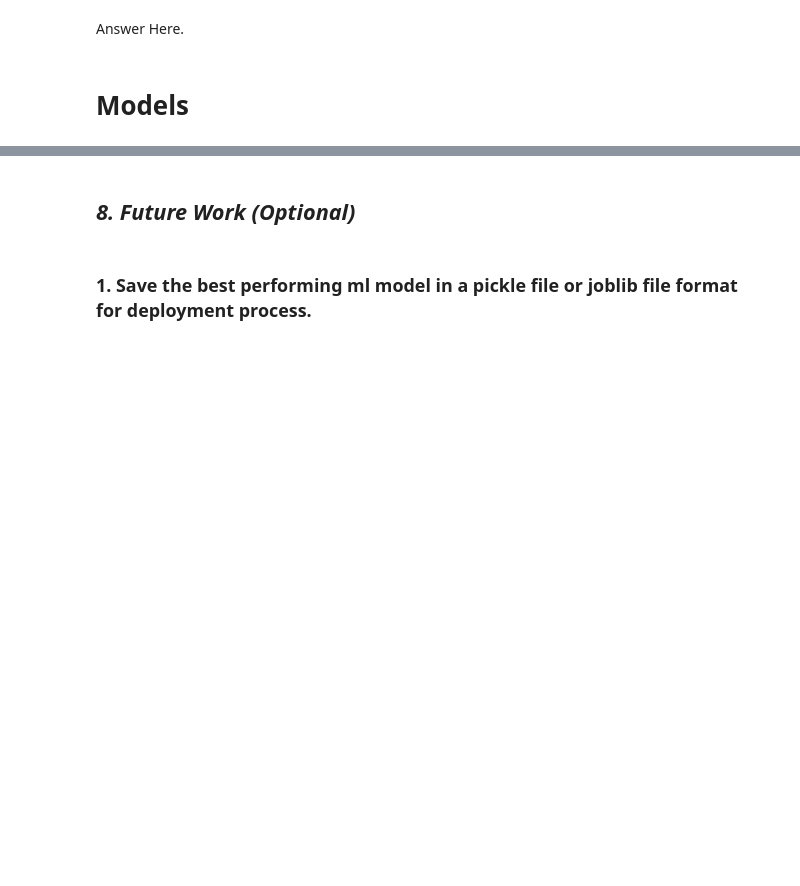
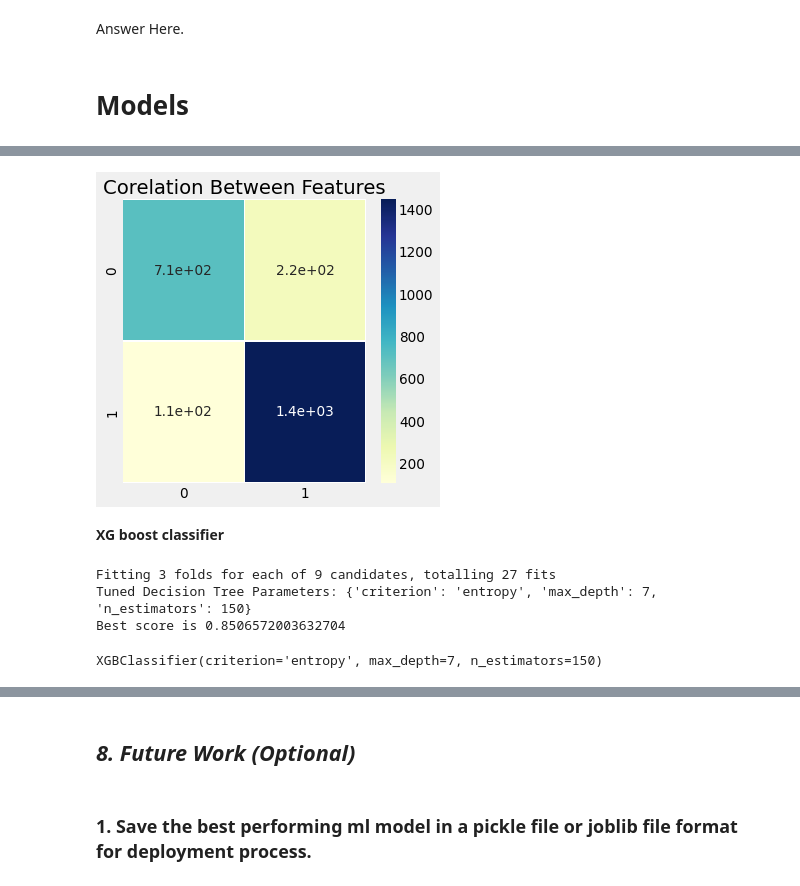
Before and after one commit to kumarabhinavthakur274/Zomato-Restaurant-Clustering-And-Sentiment-Analysis, a Jupyter notebook: Kumar_Abhinav_Zomato_Restaurant_Clustering_And_Sentiment_Analysis.ipynb, the cells around one changed output, grey strips where cells are left out. Saved outputs shown, nothing was run; the diff lists cells and outputs as text; code cells hidden in the pictures; blank space fills up the shorter version.

```diff
--- a/Kumar_Abhinav_Zomato_Restaurant_Clustering_And_Sentiment_Analysis.ipynb
+++ b/Kumar_Abhinav_Zomato_Restaurant_Clustering_And_Sentiment_Analysis.ipynb
@@ -5431,0 +5553,4 @@ for key, value in models.items():
+# %%
+# prediction report
+logreg_pred = logreg_cv.predict(X_test)
+print(classification_report(y_test,logreg_pred,digits=4))
@@ -5431,0 +5566,34 @@ for key, value in models.items():
+# %%
+# Confusion Matrix
+conf_mat = confusion_matrix(y_test, logreg_pred)
+plt.rcParams['figure.figsize'] = (5, 5)
+sns.heatmap(conf_mat, annot = True, linewidths=.5, cmap="YlGnBu")
+plt.title('Corelation Between Features')
+plt.show()
+# %% [output]
+[figure, added]
+# %% [markdown]
+**XG boost classifier**
+# %%
+xgbc = XGBClassifier()
+
+from sklearn.model_selection import GridSearchCV
+
+#Let's find the best parameters for XGBRegressor by gridsearchcv
+xgb_param = {'n_estimators': [100,125,150],'max_depth': [7,10,15],'criterion': ['entropy']}
+
+# Instantiating Decision Tree classifier
+xgb_cv=GridSearchCV(estimator=xgbc,param_grid=xgb_param,cv=3,scoring='accuracy',verbose=5,n_jobs=-1)
+
+xgb_cv.fit(X_train, y_train)
+# Print the tuned parameters and score
+print("Tuned Decision Tree Parameters: {}".format(xgb_cv.best_params_))
+print("Best score is {}".format(xgb_cv.best_score_))
+
+#Finding the best fit
+xgb_cv.best_estimator_
+# %% [output]
+Fitting 3 folds for each of 9 candidates, totalling 27 fits
+Tuned Decision Tree Parameters: {'criterion': 'entropy', 'max_depth': 7, 'n_estimators': 150}
+Best score is 0.8506572003632704
+XGBClassifier(criterion='entropy', max_depth=7, n_estimators=150)
```
Also changed, not shown: parts of 44 cells of this notebook.
